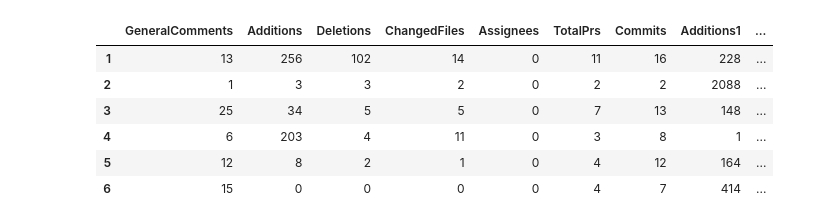
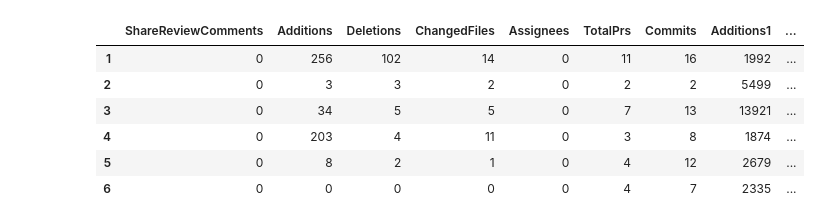
Before and after one commit to TheDutchDevil/code_reviews, a Jupyter notebook: analysis/causal_impact.ipynb, the cells around one changed output. Cells and saved outputs as stored; diff of their text form; code cells hidden in the pictures.

```diff
--- a/analysis/causal_impact.ipynb
+++ b/analysis/causal_impact.ipynb
@@ -36,28 +36,33 @@ append_vars_to_frame <- function(targetFrame, originFrame, projectName, i) {
 
     return(targetFrame)
 }
-# %%
-dataSubset <- TimeSeriesData[TimeSeriesData$ProjectName=="Pylons/pyramid",
-                             c('GeneralComments','Additions','Deletions','ChangedFiles', 'Assignees', 'TotalPrs', 'Commits')]
-
-dataSubset <- append_vars_to_frame(dataSubset, TimeSeriesData, 'astaxie/beego', "1")
-dataSubset <- append_vars_to_frame(dataSubset, TimeSeriesData, 'Automattic/_s', "2")
-dataSubset <- append_vars_to_frame(dataSubset, TimeSeriesData, 'apache/storm', "3")
-dataSubset <- append_vars_to_frame(dataSubset, TimeSeriesData, 'appcelerator/alloy', "4")
-dataSubset <- append_vars_to_frame(dataSubset, TimeSeriesData, 'appcelerator/titanium_mobile', "5")
-dataSubset <- append_vars_to_frame(dataSubset, TimeSeriesData, 'Baystation12/Baystation12', "6")
-
-data <- data.matrix(dataSubset)
-
-head(data)
-# %% [output]
-|  | GeneralComments | Additions | Deletions | ChangedFiles | Assignees | TotalPrs | Commits | Additions1 | ... |
-| 1 | 13 | 256 | 102 | 14 | 0 | 11 | 16 | 228 | ... |
-| 2 | 1 | 3 | 3 | 2 | 0 | 2 | 2 | 2088 | ... |
-| 3 | 25 | 34 | 5 | 5 | 0 | 7 | 13 | 148 | ... |
-| 4 | 6 | 203 | 4 | 11 | 0 | 3 | 8 | 1 | ... |
-| 5 | 12 | 8 | 2 | 1 | 0 | 4 | 12 | 164 | ... |
-| 6 | 15 | 0 | 0 | 0 | 0 | 4 | 7 | 414 | ... |
+# %%
+dataSubset <- TimeSeriesData[TimeSeriesData$ProjectName=="Pylons/pyramid",
+                             c('ShareReviewComments','Additions','Deletions','ChangedFiles', 'Assignees', 'TotalPrs', 'Commits')]
+
+otherProjects = as.vector(unique(TimeSeriesData$ProjectName))
+
+otherProjects <- otherProjects[which(otherProjects!="Pylons/pyramid")]
+
+i <- 1
+
+for(proj in otherProjects) {
+    dataSubset <- append_vars_to_frame(dataSubset, TimeSeriesData, proj, i)
+    i = i + 1
+}
+
+
+data <- data.matrix(dataSubset)
+
+head(data)
+# %% [output]
+|  | ShareReviewComments | Additions | Deletions | ChangedFiles | Assignees | TotalPrs | Commits | Additions1 | ... |
+| 1 | 0 | 256 | 102 | 14 | 0 | 11 | 16 | 1992 | ... |
+| 2 | 0 | 3 | 3 | 2 | 0 | 2 | 2 | 5499 | ... |
+| 3 | 0 | 34 | 5 | 5 | 0 | 7 | 13 | 13921 | ... |
+| 4 | 0 | 203 | 4 | 11 | 0 | 3 | 8 | 1874 | ... |
+| 5 | 0 | 8 | 2 | 1 | 0 | 4 | 12 | 2679 | ... |
+| 6 | 0 | 0 | 0 | 0 | 0 | 4 | 7 | 2335 | ... |
 # %%
 pre.period <- c(1,30)
 post.period <- c(31,45)
```
Also changed, not shown: parts of 4 cells of this notebook, 42 other files.
